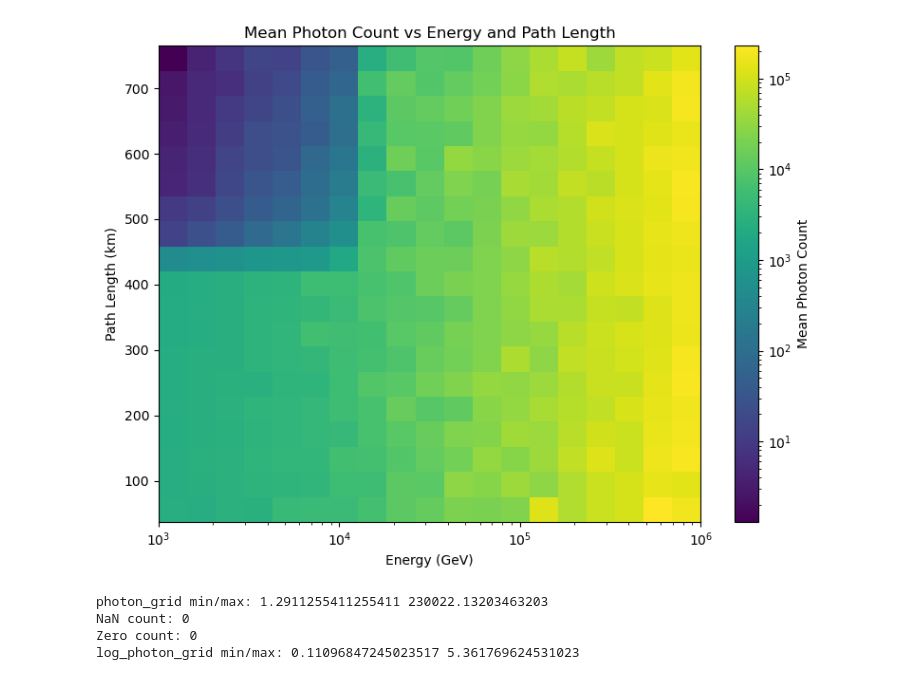
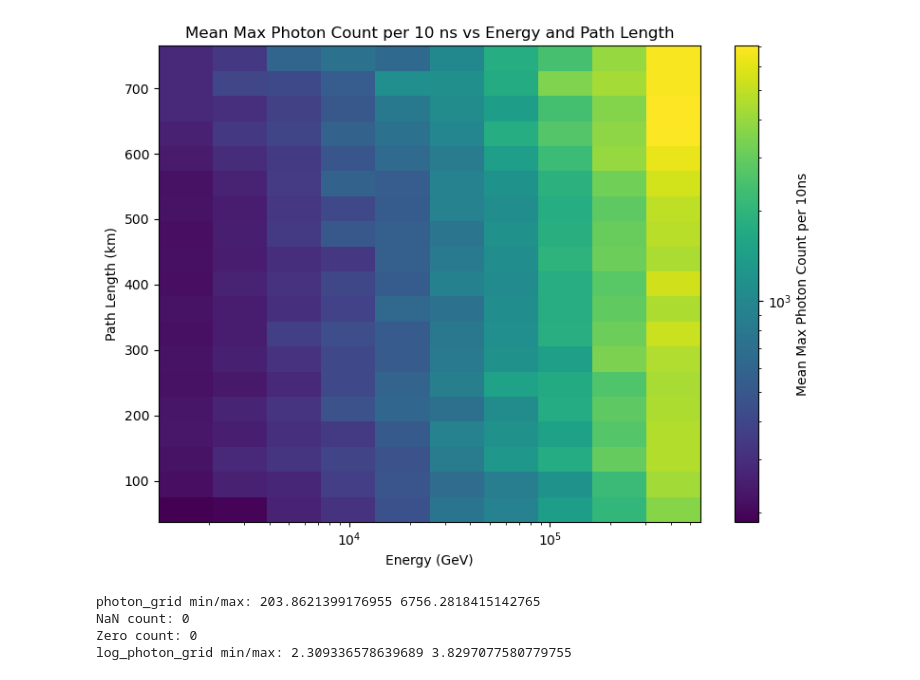
Before and after one commit to Teikiet/Muon_Trinity, a Jupyter notebook: analysis/Demonstrator_Muon_flux.ipynb, the cells around one changed output. Cells and saved outputs as stored; diff of their text form; code cells hidden in the pictures.

```diff
--- a/analysis/Demonstrator_Muon_flux.ipynb
+++ b/analysis/Demonstrator_Muon_flux.ipynb
@@ -173,8 +1379,8 @@ N_I = 10
 N_S = 20
 I_bins = np.linspace(min(Incidence), max(Incidence), N_I)
 Slant_bins = np.linspace(min(Slant), max(Slant), N_S)
-PE_per_photon = Total_PE/photon_count
-PE_per_photon=np.nan_to_num(PE_per_photon, nan=0)
+PE_per_photon = Max_PE#Max_PE#/photon_count
+#PE_per_photon=np.nan_to_num(PE_per_photon, nan=0)
 # Build 2D grid of average photon counts
 photon_grid = np.zeros((len(Slant_bins)-1, len(I_bins)-1))
 
@@ -197,12 +1403,12 @@ mesh = ax.pcolormesh(
 )
 
 cbar = plt.colorbar(mesh, ax=ax)
-cbar.set_label("PE per photon")
+cbar.set_label("Mean Max PE")
 
 #ax.set_xscale("log")
 ax.set_xlabel("Incidence Angle (degrees)")
 ax.set_ylabel("Path Length (km)")
-ax.set_title("PE per photon vs Incidence Angle  and Path Length")
+ax.set_title("Mean Max PE vs Incidence Angle  and Path Length")
 
 plt.tight_layout()
 plt.show()
@@ -218,11 +1417,13 @@ invalid value encountered in scalar divide
 # %%
-N_I = 10
-N_S = 20
+import plotly.graph_objects as go
+
+N_I = 5
+N_S = 10
 I_bins = np.linspace(min(Incidence), max(Incidence), N_I + 1)
 Slant_bins = np.linspace(min(Slant), max(Slant), N_S + 1)
 
-PE_per_photon = Total_PE / photon_count
-PE_per_photon = np.nan_to_num(PE_per_photon, nan=1)
+PE_per_photon = Max_PE#Max_PE #/ max_photon_10ns
+#PE_per_photon = np.nan_to_num(PE_per_photon, nan=1)
 
 # Build 2D grid
 pe_grid = np.zeros((len(Slant_bins)-1, len(I_bins)-1))
@@ -256,14 +1457,14 @@ fig = go.Figure(data=[go.Surface(
     connectgaps=True,
     colorbar=dict(
         title=dict(
-            text='PE per Photon',
+            text='Mean Max PE per 10 ns',
             side='right'
         )
     ),
     hovertemplate=(
         'Incidence Angle: %{x:.2f}°<br>'
         'Path Length (km): %{y:.2f}<br>'
-        'PE per Photon: %{z:.4f}<br>'
+        'Mean Max PE per 10 ns: %{z:.4f}<br>'
         '<extra></extra>'
     )
 )])
@@ -273,7 +1474,7 @@ fig.update_layout(
     scene=dict(
         xaxis=dict(title='Incidence Angle (degrees)'),
         yaxis=dict(title='Path Length (km)'),
-        zaxis=dict(title='PE per Photon'),
+        zaxis=dict(title='Mean Max PE per 10 ns'),
         camera=dict(
             eye=dict(x=1.5, y=-1.5, z=1.2)
         )
@@ -290,50 +1754,50 @@ pe_grid min/max: 0.0 10.52007022820264
 # %%
 import matplotlib.colors as mcolors
-N_E = 20
+N_E = 10
 N_S = 20
-E_bins = np.logspace(3, 6, N_E)#np.quantile(Energy_GeV, np.linspace(0, 1, N_E + 1))
+E_bins = np.logspace(np.log10(min(Energy_GeV)), np.log10(max(Energy_GeV)), N_E + 1) #np.quantile(Energy_GeV, np.linspace(0, 1, N_E + 1))
 Slant_bins = np.linspace(min(Slant), max(Slant), N_S)#np.quantile(Slant, np.linspace(0, 1, N_S + 1))
 
 # Build 2D grid of average photon counts
 photon_grid = np.zeros((len(Slant_bins)-1, len(E_bins)-1))
 
 for i in range(len(E_bins)-1):
     for j in range(len(Slant_bins)-1):
         mask = (
             (Energy_GeV >= E_bins[i]) & (Energy_GeV < E_bins[i+1]) &
             (Slant >= Slant_bins[j]) & (Slant < Slant_bins[j+1])
         )
-        p = np.mean(photon_count[mask])
+        p = np.mean(max_photon_10ns[mask])
         photon_grid[j, i] = p
 
 fig, ax = plt.subplots(figsize=(8, 6))
 
 mesh = ax.pcolormesh(
     E_bins, Slant_bins, photon_grid,
     norm=mcolors.LogNorm(vmin=np.nanmin(photon_grid[photon_grid > 0]),
                          vmax=np.nanmax(photon_grid)),
     cmap='viridis'
 )
 
 cbar = plt.colorbar(mesh, ax=ax)
-cbar.set_label("Mean Photon Count")
+cbar.set_label("Mean Max Photon Count per 10ns")
 
 ax.set_xscale("log")
 ax.set_xlabel("Energy (GeV)")
 ax.set_ylabel("Path Length (km)")
-ax.set_title("Mean Photon Count vs Energy and Path Length")
+ax.set_title("Mean Max Photon Count per 10 ns vs Energy and Path Length")
 
 plt.tight_layout()
 plt.show()
 # %% [output]
-[figure, old version]
+[figure, new version]
 # %%
 import plotly.graph_objects as go
 import numpy as np
 
-N_E = 20
-N_S = 20
-E_bins = np.logspace(3, 6, N_E)#np.quantile(Energy_GeV, np.linspace(0, 1, N_E + 1))
+N_E = 10
+N_S = 10
+E_bins = np.logspace(np.log10(min(Energy_GeV)), np.log10(max(Energy_GeV)), N_E + 1) #np.quantile(Energy_GeV, np.linspace(0, 1, N_E + 1))
 Slant_bins = np.linspace(min(Slant), max(Slant), N_S)#np.quantile(Slant, np.linspace(0, 1, N_S + 1))
 
 # Build 2D grid of average photon counts
@@ -346,7 +1810,7 @@ for i in range(len(E_bins)-1):
             (Slant >= Slant_bins[j]) & (Slant < Slant_bins[j+1])
         )
         if np.sum(mask) > 0:
-            photon_grid[j, i] = np.mean(photon_count[mask])
+            photon_grid[j, i] = np.mean(max_photon_10ns[mask]) #max_photon_10ns
 
 # Debug
 print("photon_grid min/max:", np.nanmin(photon_grid), np.nanmax(photon_grid))
@@ -412,9 +1876,9 @@ fig.update_layout(
 fig.show()
 fig.write_html("/uufs/chpc.utah.edu/common/home/u1520754/Muon_Trinity/plot/photon_count_surface.html")
 # %% [output]
-photon_grid min/max: 1.2911255411255411 230022.13203463203
+photon_grid min/max: 203.8621399176955 6756.2818415142765
 NaN count: 0
 Zero count: 0
-log_photon_grid min/max: 0.11096847245023517 5.361769624531023
+log_photon_grid min/max: 2.309336578639689 3.8297077580779755
 # %%
 E_list = np.sort(np.array(list(set(Energy_GeV))))
```
Also changed, not shown: parts of 18 cells of this notebook, 49 other files.
